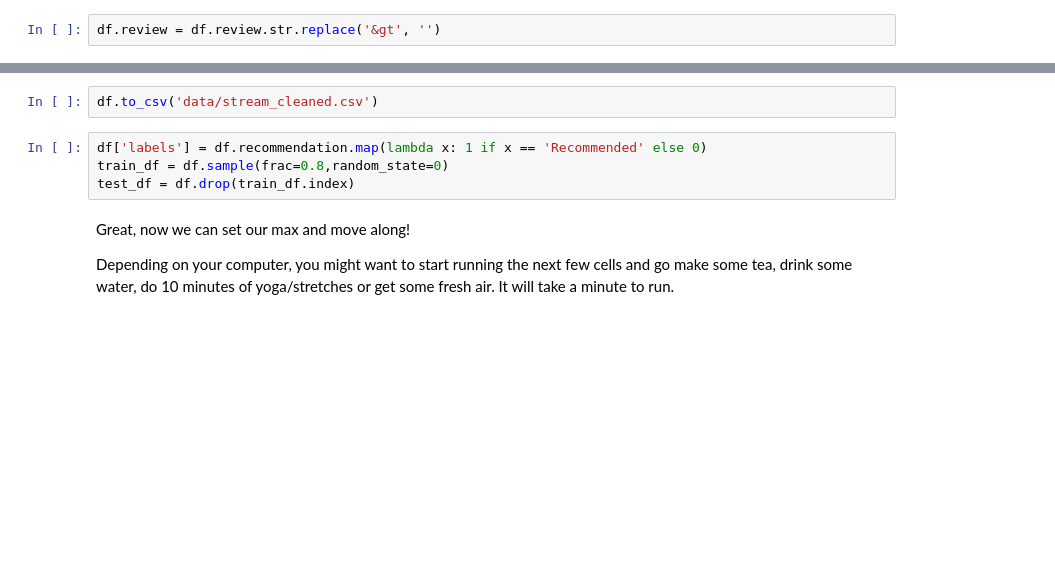
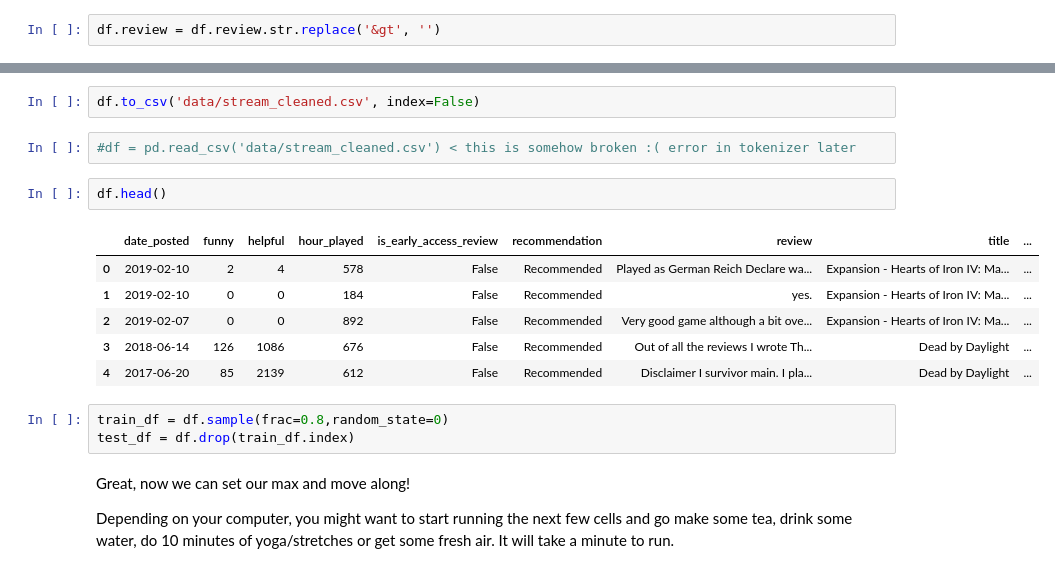
Before and after one commit to kjam/practical-data-privacy, a Jupyter notebook: 09 - Differentially Private Training with Opacus.ipynb, the cells around one changed output, grey strips where cells are left out. Saved outputs shown, nothing was run; the diff lists cells and outputs as text; blank space fills up the shorter version.

```diff
--- a/09 - Differentially Private Training with Opacus.ipynb
+++ b/09 - Differentially Private Training with Opacus.ipynb
@@ -119,7 +116,17 @@ df['review_len'].plot()
 # %%
-df.to_csv('data/stream_cleaned.csv')
+df.to_csv('data/stream_cleaned.csv', index=False)
+# %%
+#df = pd.read_csv('data/stream_cleaned.csv') < this is somehow broken :( error in tokenizer later
+# %%
+df.head()
+# %% [output]
+|  | date_posted | funny | helpful | hour_played | is_early_access_review | recommendation | review | title | ... |
+| 0 | 2019-02-10 | 2 | 4 | 578 | False | Recommended | Played as German Reich Declare wa... | Expansion - Hearts of Iron IV: Ma... | ... |
+| 1 | 2019-02-10 | 0 | 0 | 184 | False | Recommended | yes. | Expansion - Hearts of Iron IV: Ma... | ... |
+| 2 | 2019-02-07 | 0 | 0 | 892 | False | Recommended | Very good game although a bit ove... | Expansion - Hearts of Iron IV: Ma... | ... |
+| 3 | 2018-06-14 | 126 | 1086 | 676 | False | Recommended | Out of all the reviews I wrote Th... | Dead by Daylight | ... |
+| 4 | 2017-06-20 | 85 | 2139 | 612 | False | Recommended | Disclaimer I survivor main. I pla... | Dead by Daylight | ... |
 # %%
-df['labels'] = df.recommendation.map(lambda x: 1 if x == 'Recommended' else 0)
 train_df = df.sample(frac=0.8,random_state=0)
 test_df = df.drop(train_df.index)
 # %% [markdown]
```
Also changed, not shown: parts of 9 cells of this notebook.
